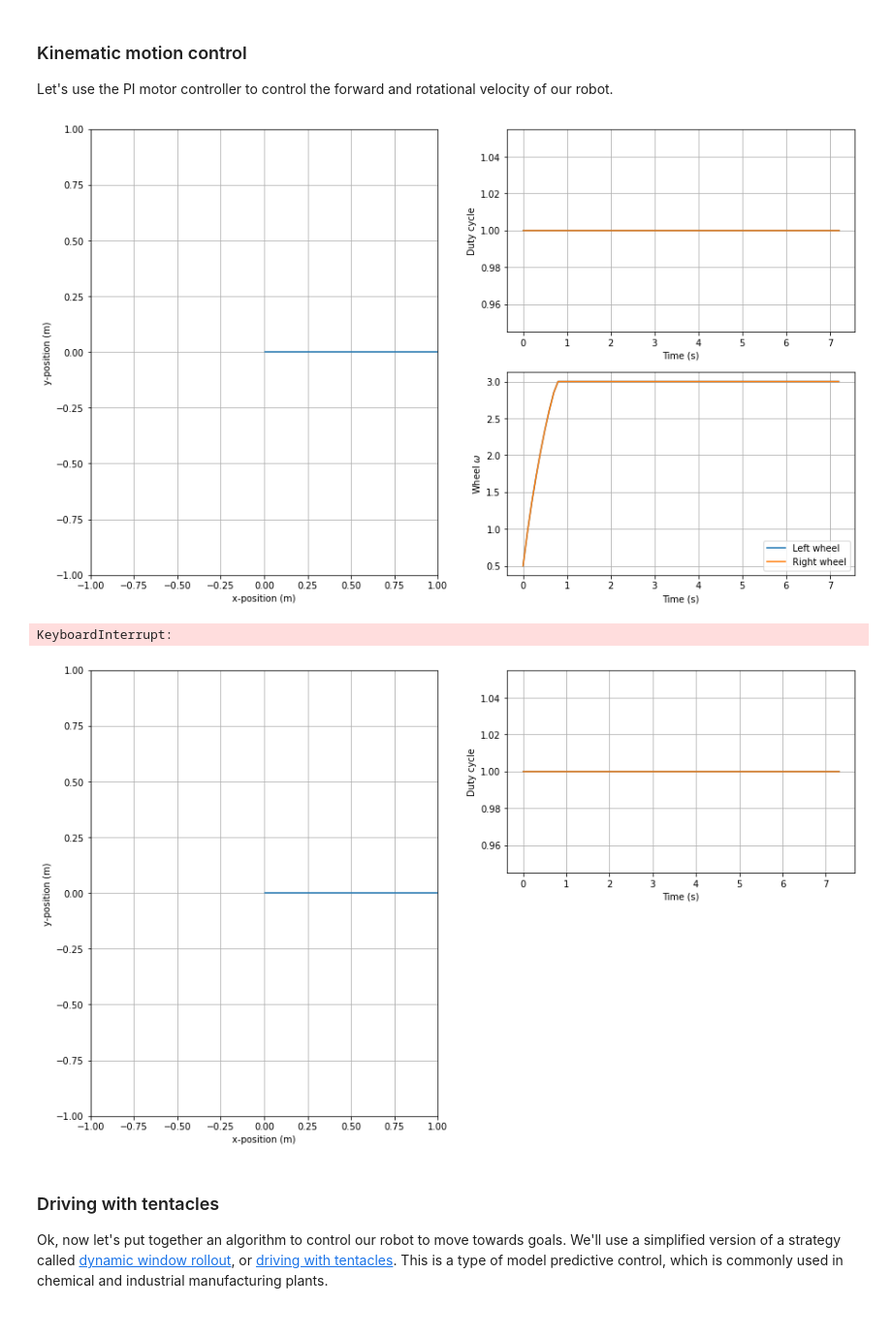
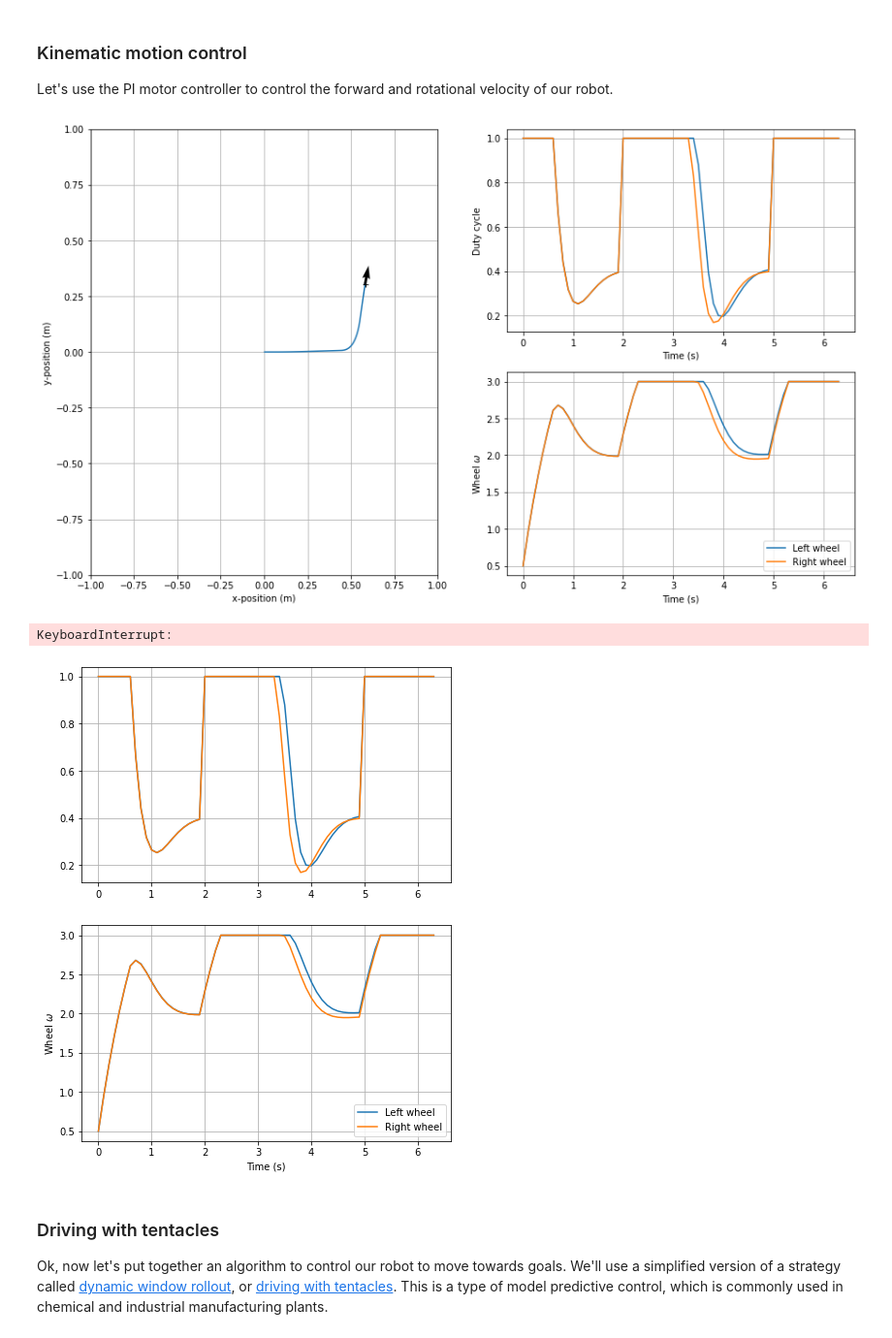
Before and after one commit to JackTochner/Jenny-The-Jank-Engine, a Jupyter notebook: ECE3091 - Engineering Design/ECE3091_resources-main/ECE3091_resources-main/Robot_navigation_and_control.ipynb, the cells around one changed output. Shown: that part at 97% size. Cells and saved outputs as stored; diff of their text form; code cells hidden in the pictures.

```diff
--- a/ECE3091 - Engineering Design/ECE3091_resources-main/ECE3091_resources-main/Robot_navigation_and_control.ipynb
+++ b/ECE3091 - Engineering Design/ECE3091_resources-main/ECE3091_resources-main/Robot_navigation_and_control.ipynb
@@ -163,7 +163,7 @@ for i in range(130):
     if i < 20: # drive in circular path (turn left) for 10 s
         duty_cycle_l,duty_cycle_r = controller.drive(0.1,0.01,robot.wl,robot.wr)
     elif i > 20 and i < 50:
-         duty_cycle_l,duty_cycle_r = controller.drive(0.1,0.8,robot.wl,robot.wr)
+         duty_cycle_l,duty_cycle_r = controller.drive(0.1,0.4,robot.wl,robot.wr)
     elif i > 50 or i < 120: # drive in circular path (turn right) for 10 s
         duty_cycle_l,duty_cycle_r = controller.drive(1,1,robot.wl,robot.wr)
     else:
@@ -180,35 +180,35 @@ for i in range(130):
     plt.clf()
     plt.cla()
     plt.subplot(1,2,1)
     plt.plot(np.array(poses)[:,0],np.array(poses)[:,1])
     plt.plot(x,y,'k',marker='+')
     plt.quiver(x,y,0.1*np.cos(th),0.1*np.sin(th))
     plt.xlim(-1,1)
     plt.ylim(-1,1)
     plt.xlabel('x-position (m)')
     plt.ylabel('y-position (m)')
     plt.grid()
 
     plt.subplot(2,2,2)
     plt.plot(np.arange(i+1)*robot.dt,np.array(duty_cycle_commands))
     plt.xlabel('Time (s)')
     plt.ylabel('Duty cycle')
     plt.grid()
 
     plt.subplot(2,2,4)
     plt.plot(np.arange(i+1)*robot.dt,np.array(velocities))
     plt.xlabel('Time (s)')
     plt.ylabel('Wheel $\omega$')
     plt.legend(['Left wheel', 'Right wheel'])
     plt.grid()
 
 
     display.clear_output(wait=True)
     display.display(plt.gcf())
 # %% [output]
-[figure, old version]
+[figure, new version]
 KeyboardInterrupt:
-[figure, old version]
+[figure, new version]
 # %% [markdown]
 ### Driving with tentacles
 Ok, now let's put together an algorithm to control our robot to move towards goals. We'll use a simplified version of a strategy called [dynamic window rollout](https://doi.org/10.1109/ROBOT.2007.363613), or [driving with tentacles](https://doi.org/10.1002/rob.20256). This is a type of model predictive control, which is commonly used in chemical and industrial manufacturing plants.
```
Also changed, not shown: 1 other file.
